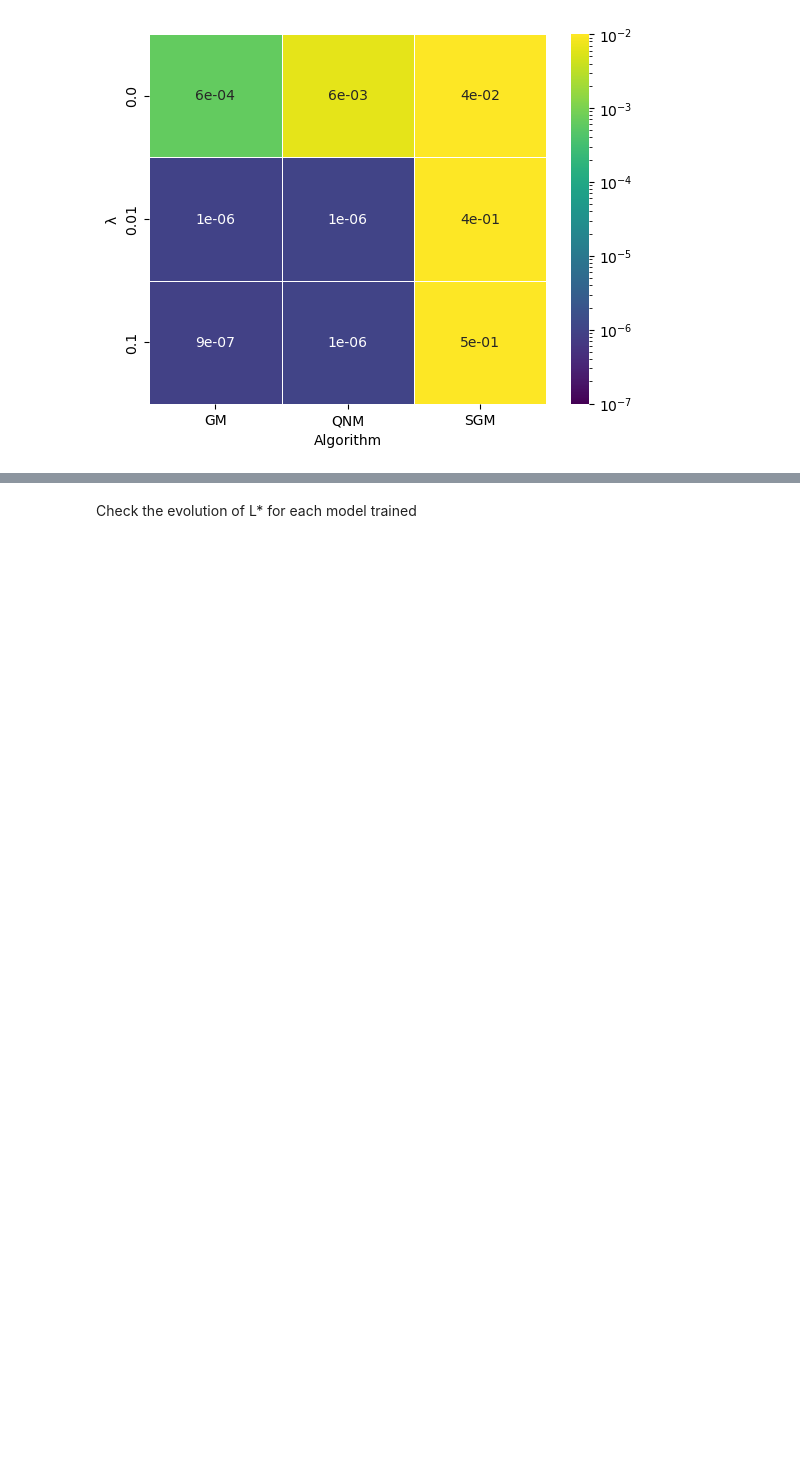
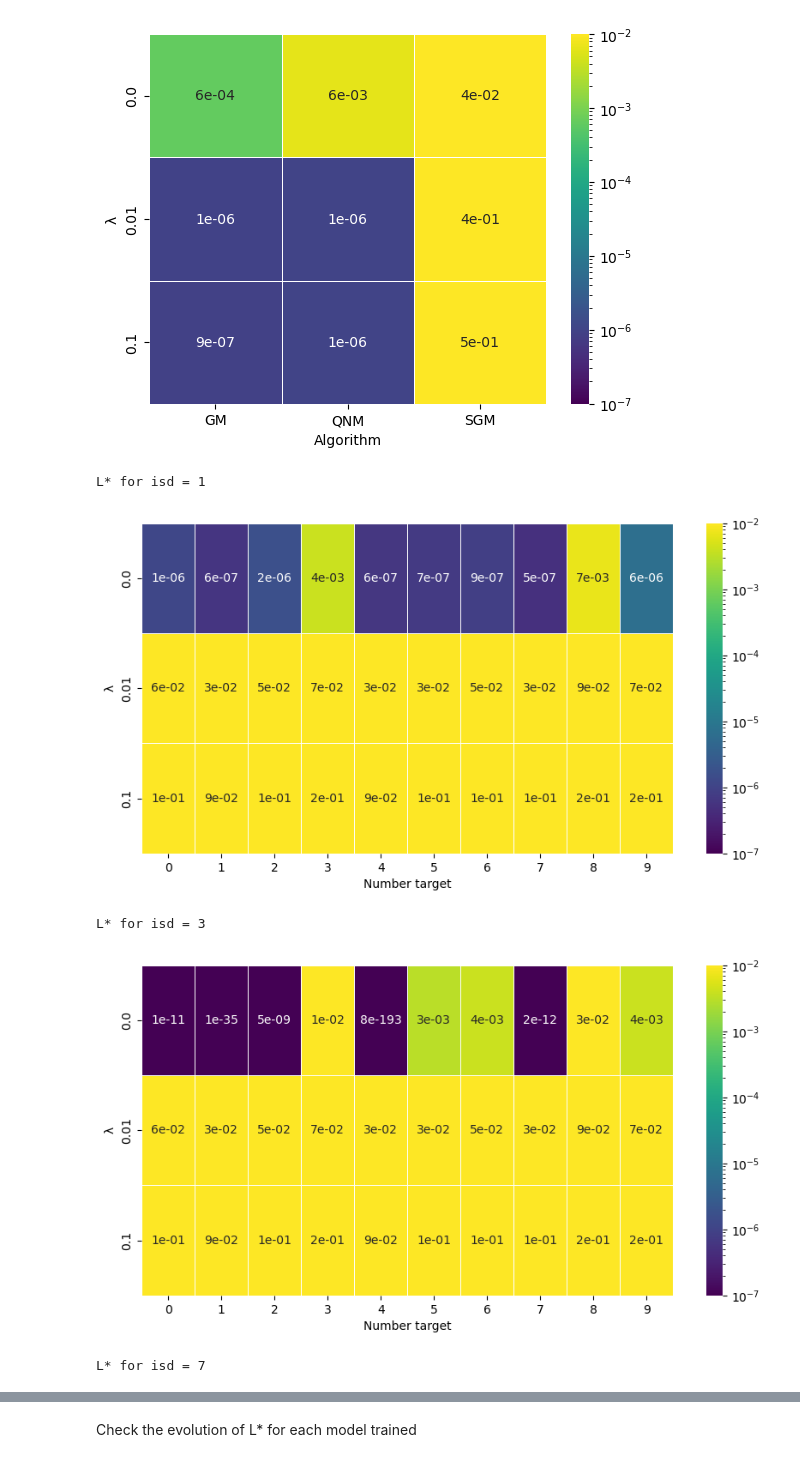
Before and after one commit to carlosarboness/NN-Mathematical-Optimization, a Jupyter notebook: graphics.ipynb, the cells around one changed output, grey strips where cells are left out. Saved outputs shown, nothing was run; the diff lists cells and outputs as text; code cells hidden in the pictures; blank space fills up the shorter version.

```diff
--- a/graphics.ipynb
+++ b/graphics.ipynb
@@ -74,3 +74,33 @@ plt.savefig('figures/worst_go.png', dpi=300, bbox_inches='tight')
 plt.show()
 # %% [output]
 [figure]
+# %%
+# heat map x axis: number of target, y axis: lambda, color: value of L*
+def show_heatmap_L(df, isd, val, figsize=(10,5), log:bool = False, vmin:float = None, vmax:float = None, fmt=".0e"):
+        t = df[dd['isd'] == isd].pivot_table(index='la', columns='num_target', values=val)
+        norm = matplotlib.colors.LogNorm(vmin=vmin, vmax=vmax) if log else None
+        plt.figure(figsize=figsize)
+        sns.heatmap(t, annot=True, fmt=fmt, linewidths=.5, norm=norm, cmap='viridis')
+
+def plot_val_L(df, isd, val, log:bool = False):
+    t = df[dd['isd'] == isd]
+    if log:
+        t[val] = np.log(t[val])
+    for i in range(10):
+        plt.plot(t[t['num_target'] == i]['la'], t[t['num_target'] == i][val], label=i)
+
+par = 'L*'
+
+for isd in [1, 3, 7]:
+    show_heatmap_L(dd, isd, par, log=True, vmin=1e-7, vmax=1e-2)
+    plt.xlabel('Number target')
+    plt.ylabel('λ')
+    print(f'{par} for isd = ' + str(isd))
+    plt.savefig(f'figures/L_isd_{isd}.png', dpi=300, bbox_inches='tight')
+    plt.show()
+# %% [output]
+L* for isd = 1
+[figure, added]
+L* for isd = 3
+[figure, added]
+L* for isd = 7
```
Also changed, not shown: parts of 1 cell of this notebook.
